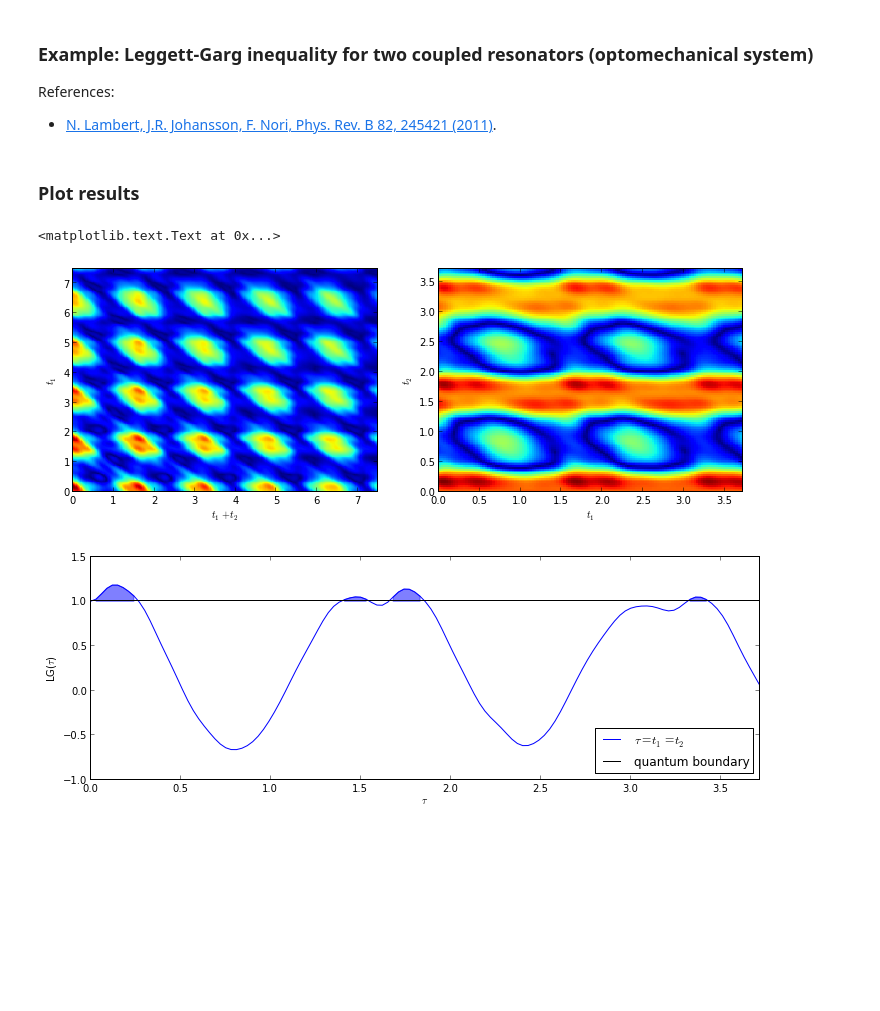
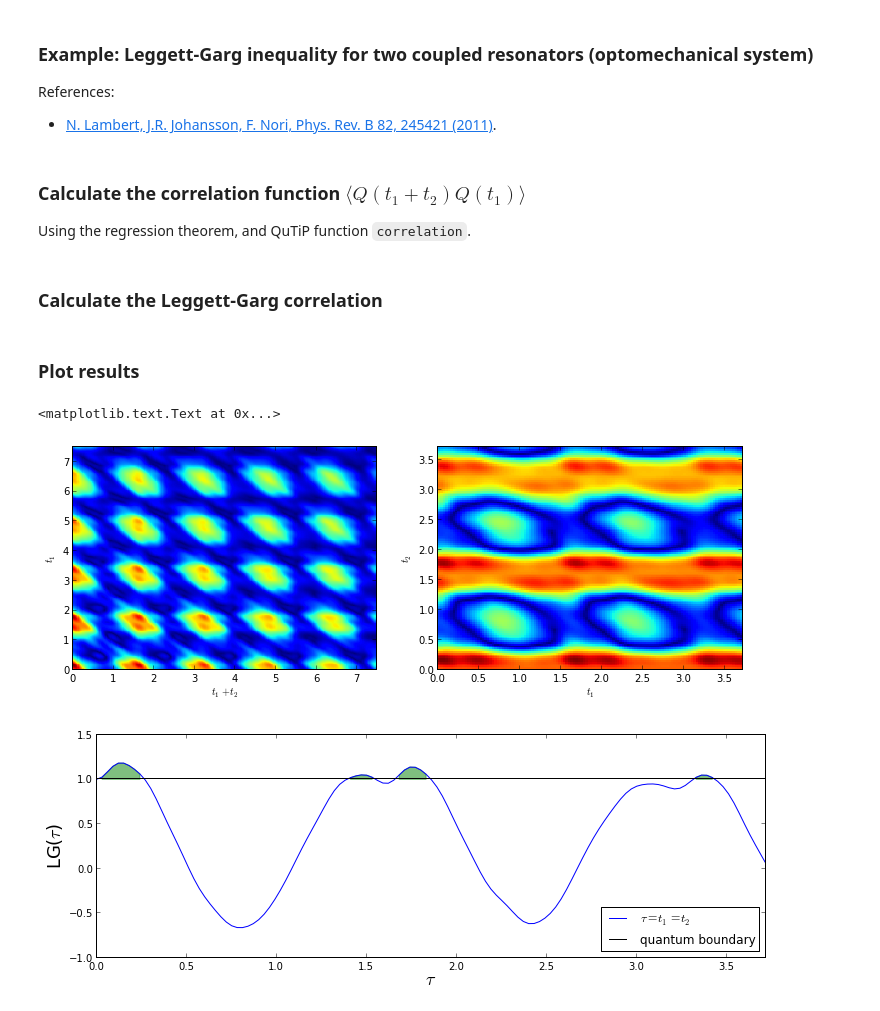
Before and after one commit to jrjohansson/qutip-lectures, a Jupyter notebook: Lecture-4-Correlation-Functions.ipynb, the cells around one changed output. Saved outputs shown, nothing was run; the diff lists cells and outputs as text; code cells hidden in the pictures; blank space fills up the shorter version.

```diff
--- a/Lecture-4-Correlation-Functions.ipynb
+++ b/Lecture-4-Correlation-Functions.ipynb
@@ -87,7 +87,7 @@ $L(\tau) = 2\langle Q(\tau)Q(0)\rangle - \langle Q(2\tau)Q(0)\rangle \leq 1$
 # %%
 def leggett_garg(c_mat):
     """
-    For a given correlation matric c_mat = <Q(t1+t2)Q(t1)>, calculate the Leggett-Garg inequality.
+    For a given correlation matrix c_mat = <Q(t1+t2)Q(t1)>, calculate the Leggett-Garg correlation.
     """
 
     N, M = shape(c_mat)
@@ -95,17 +95,13 @@ def leggett_garg(c_mat):
     lg_mat = zeros([N/2,M/2], dtype=complex)
     lg_vec = zeros(N/2, dtype=complex)
 
+    # c_mat(i, j) = <Q(dt i+dt j)Q(dt i)>
+    # LG = <Q(t_1)Q(0)> + <Q(t_1+t_2)Q(t_1)> - <Q(t_1+t_2)Q(0)>
+
     for i in range(N/2):
-
-        # i == j
         lg_vec[i] = 2*c_mat[0, i] - c_mat[0, 2*i];
 
         for j in range(M/2):
-
-            # c_mat(i, j) = <Q(dt i+dt j)Q(dt i)>
-            #
-            # LG = <Q(t_1)Q(0)> + <Q(t_1+t_2)Q(t_1)> - <Q(t_1+t_2)Q(0)>
-
             lg_mat[i, j] = c_mat[0, i] + c_mat[i, j] - c_mat[0, i+j];
 
 
@@ -162,8 +158,14 @@ if rate > 0.0:
 rate = gamma * n_th
 if rate > 0.0:
     c_op_list.append(sqrt(rate) * a.dag())
+# %% [markdown]
+### Calculate the correlation function $\langle Q(t_1+t_2)Q(t_1)\rangle$
+
+Using the regression theorem, and QuTiP function `correlation`.
 # %%
 corr_mat = correlation(H, rho0, tlist, tlist, c_op_list, Q, Q)
+# %% [markdown]
+### Calculate the Leggett-Garg correlation
 # %%
 LG_tt, LG_t = leggett_garg(corr_mat)
 # %% [markdown]
@@ -171,25 +173,25 @@ LG_tt, LG_t = leggett_garg(corr_mat)
 # %%
 fig, axes = subplots(1, 2, figsize=(12,4))
 
 axes[0].pcolor(tlist,tlist,abs(corr_mat),edgecolors='none')
 axes[0].set_xlabel(r'$t_1 + t_2$')
 axes[0].set_ylabel(r'$t_1$')
 axes[0].autoscale(tight=True)
 
 axes[1].pcolor(tlist_sub,tlist_sub,abs(LG_tt),edgecolors='none')
 axes[1].set_xlabel(r'$t_1$')
 axes[1].set_ylabel(r'$t_2$')
 axes[1].autoscale(tight=True)
 
 fig, axes = subplots(1, 1, figsize=(12,4))
-axes.plot(tlist_sub, diag(LG_tt), label=r'$\tau = t_1 = t_2$')
+axes.plot(tlist_sub, diag(real(LG_tt)), label=r'$\tau = t_1 = t_2$')
 axes.plot(tlist_sub, ones(shape(tlist_sub)), 'k', label=r'quantum boundary')
-axes.fill_between(tlist_sub, diag(LG_tt), 1, where=(diag(LG_tt)>1), color="blue", alpha=0.5)
+axes.fill_between(tlist_sub, diag(LG_tt), 1, where=(diag(LG_tt)>1), color="green", alpha=0.5)
 axes.set_xlim([0, max(tlist_sub)])
 axes.legend(loc=0)
-axes.set_xlabel(r'$\tau$')
-axes.set_ylabel(r'LG($\tau$)')
+axes.set_xlabel(r'$\tau$', fontsize=18)
+axes.set_ylabel(r'LG($\tau$)', fontsize=18)
 # %% [output]
 <matplotlib.text.Text at 0x...>
-[figure, old version]
+[figure, new version]
-[figure, old version]
+[figure, new version]
```
Also changed, not shown: parts of 2 cells of this notebook, 6 other files.
